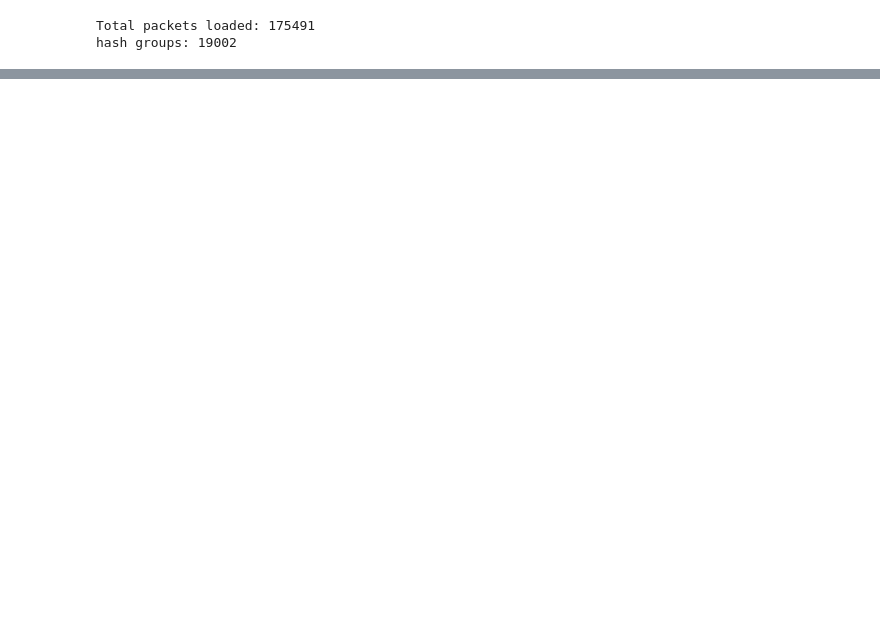
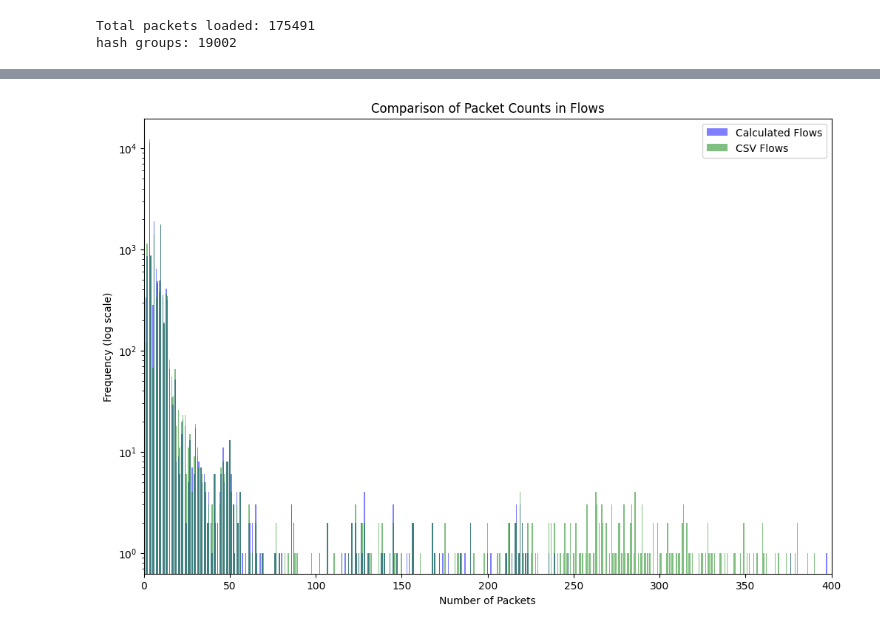
Before and after one commit to ppopiolek/CyberAML, a Jupyter notebook: notebooks/flows_under_sampling.ipynb, the cells around one changed output, grey strips where cells are left out. Cells and saved outputs as stored; diff of their text form; code cells hidden in the pictures; blank space fills up the shorter version.

```diff
--- a/notebooks/flows_under_sampling.ipynb
+++ b/notebooks/flows_under_sampling.ipynb
@@ -204,2 +205,39 @@ plot_histograms(calculated_flows, csv_flows, num_bins=1000)  # Możesz zmieniać
+# %%
+import matplotlib.pyplot as plt
+import numpy as np  # Potrzebne do operacji na tablicach
+
+def plot_histograms(calculated_flows, csv_flows):
+    # Pobranie wartości ilości pakietów dla każdego flow_id z obu zbiorów danych
+    calc_packets = [count for flow_id, count in calculated_flows.items()]
+    csv_packets = [csv_flows[flow_id] for flow_id in calculated_flows.keys() if flow_id in csv_flows]
+
+    # Tworzenie histogramów
+    plt.figure(figsize=(12, 8))
+
+    # Histogram dla danych z Pythona
+    bins = np.histogram(np.hstack((calc_packets, csv_packets)), bins=40000)[1]  # Definiowanie wspólnych przedziałów dla obu zbiorów danych
+    plt.hist(calc_packets, bins=bins, alpha=0.5, label='Calculated Flows', color='blue')
+
+    # Histogram dla danych z CSV
+    plt.hist(csv_packets, bins=bins, alpha=0.5, label='CSV Flows', color='green')
+
+    # Dodanie legendy, tytułu i etykiet
+    plt.yscale('log')  # Zmiana skali osi Y na logarytmiczną
+    plt.xlabel('Number of Packets')
+    plt.ylabel('Frequency (log scale)')
+    plt.title('Comparison of Packet Counts in Flows')
+    plt.legend()
+
+    plt.xlim(0, 400)
+
+    # Wyświetlenie wykresu
+    plt.show()
+
+# Przykład użycia
+plot_histograms(calculated_flows, csv_flows)
+
+# TODO: może skala log nie jest w tym przypadku idealna
+# %% [output]
+[figure, added]
 # %%
 # UNDER SAMPLE TESTING
```
Also changed, not shown: parts of 7 cells of this notebook, 3 other files.
